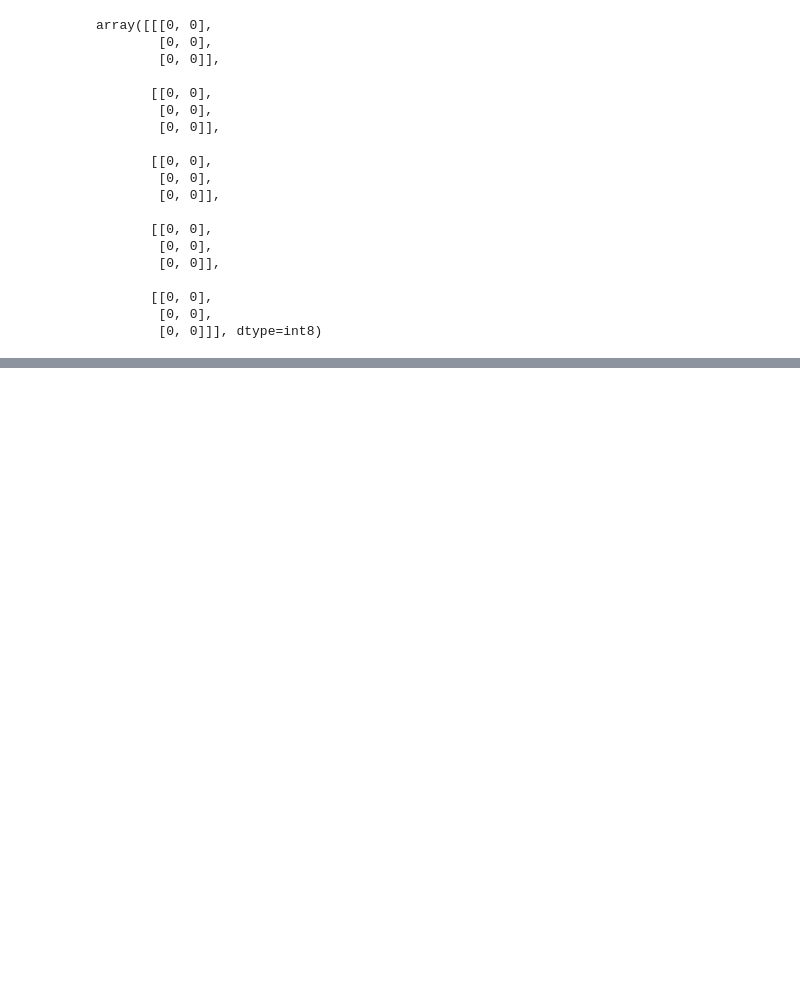
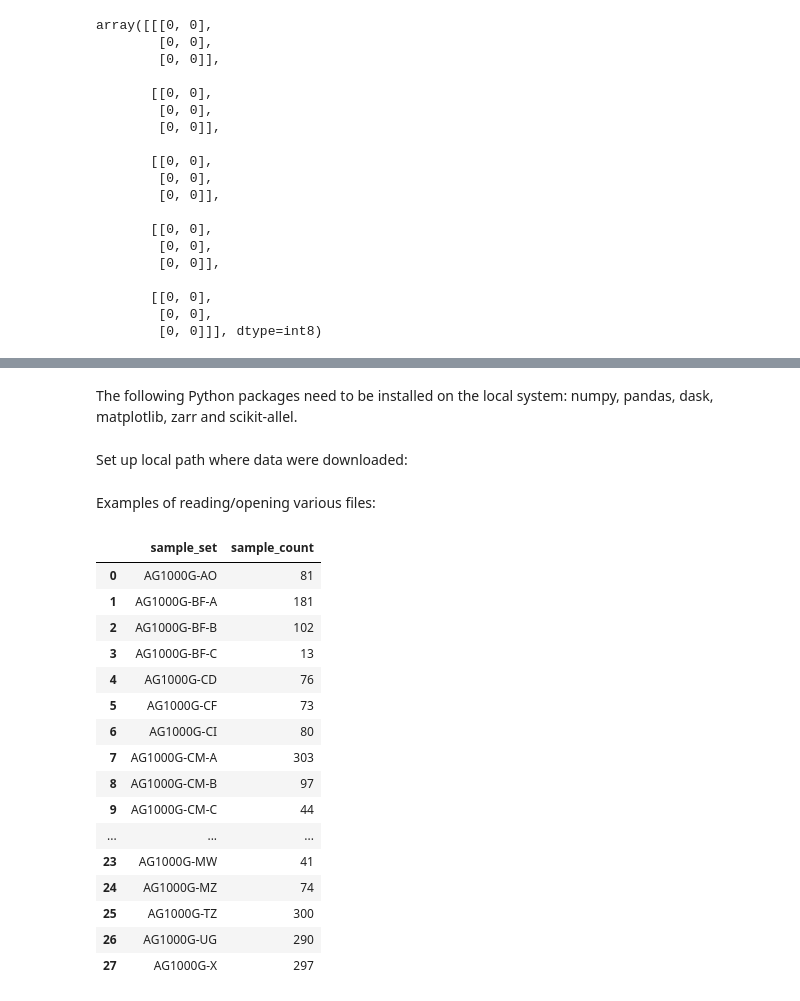
Before and after one commit to malariagen/vector-data, a Jupyter notebook: docs/ag3-snp-download-guide.ipynb, the cells around one changed output, grey strips where cells are left out. Drawn from its saved outputs; the diff is of its cells as text; code cells hidden in the pictures; blank space fills up the shorter version.

Commit message:
add some local analysis examples

```diff
--- a/docs/ag3-snp-download-guide.ipynb
+++ b/docs/ag3-snp-download-guide.ipynb
@@ -387,0 +423,2 @@ Within the MalariaGEN team we primarily use the Python programming language for
+# %% [markdown]
+The following Python packages need to be installed on the local system: numpy, pandas, dask, matplotlib, zarr and scikit-allel.
@@ -387,0 +435,2 @@ Within the MalariaGEN team we primarily use the Python programming language for
+# %% [markdown]
+Set up local path where data were downloaded:
@@ -387,0 +439,24 @@ Within the MalariaGEN team we primarily use the Python programming language for
+# %% [markdown]
+Examples of reading/opening various files:
+# %%
+# read sample set manifest
+df_sample_sets = pd.read_csv(ag3_path / "manifest.tsv", sep="\t")
+df_sample_sets
+# %% [output]
+|  | sample_set | sample_count |
+| 0 | AG1000G-AO | 81 |
+| 1 | AG1000G-BF-A | 181 |
+| 2 | AG1000G-BF-B | 102 |
+| 3 | AG1000G-BF-C | 13 |
+| 4 | AG1000G-CD | 76 |
+| 5 | AG1000G-CF | 73 |
+| 6 | AG1000G-CI | 80 |
+| 7 | AG1000G-CM-A | 303 |
+| 8 | AG1000G-CM-B | 97 |
+| 9 | AG1000G-CM-C | 44 |
+| ... | ... | ... |
+| 23 | AG1000G-MW | 41 |
+| 24 | AG1000G-MZ | 74 |
+| 25 | AG1000G-TZ | 300 |
+| 26 | AG1000G-UG | 290 |
+| 27 | AG1000G-X | 297 |
```
Also changed, not shown: parts of 26 cells of this notebook.
